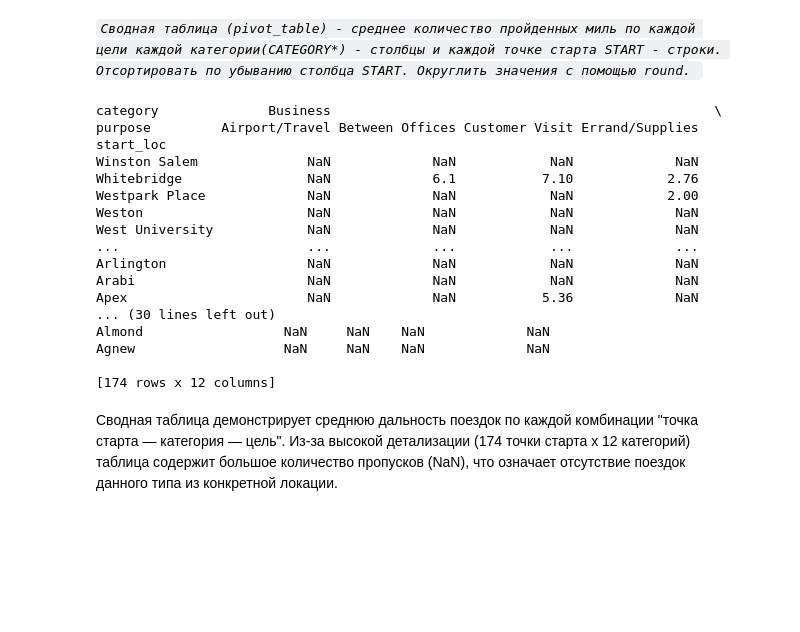
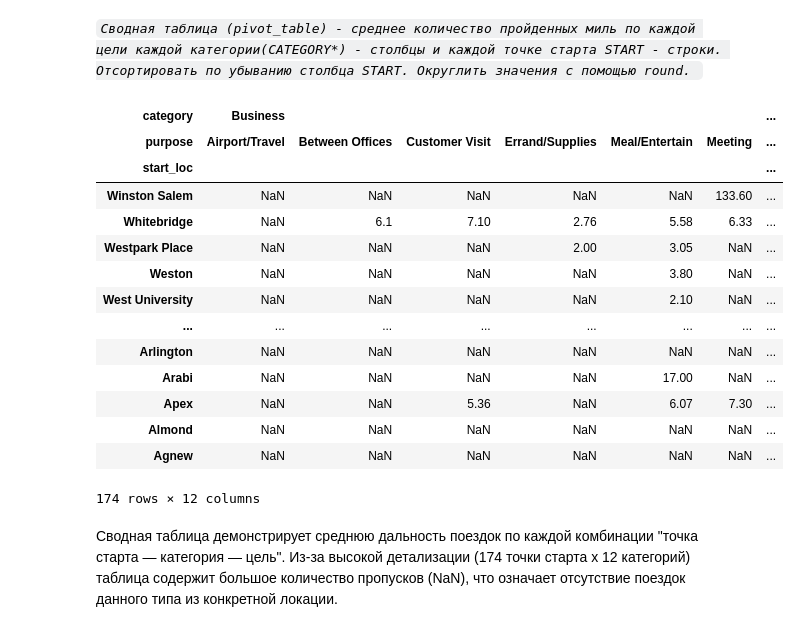
Before and after one commit to AlekseevaAnna1/data-analytics-labs, a Jupyter notebook: ЛР1_Алексеева_1.ipynb, the cells around one changed output. Drawn from its saved outputs; the diff is of its cells as text; code cells hidden in the pictures; blank space fills up the shorter version.

```diff
--- a/ЛР1_Алексеева_1.ipynb
+++ b/ЛР1_Алексеева_1.ipynb
@@ -170,7 +170,7 @@ dtype: int64
 - индексы исходного датафрейма станут новой колонкой с названием index ;
 - все строки получат обычные индексы, уже без пропусков.
 # %%
-df = df.drop_duplicates().reset_index(drop=True)
+df = df.reset_index(drop=True)
 # %% [markdown]
 ### 4. Проверка дубликатов
 # %% [markdown]
@@ -427,29 +427,27 @@ Errand/Supplies    4.14   110
 # %%
 pivot_df1 = df.pivot_table(
     index='start_loc',
     columns=['category','purpose'],
     values='miles',
     aggfunc='mean')
 pivot_df1 = pivot_df1.sort_index(ascending = False).round(2)
-print(pivot_df1)
+display(pivot_df1)
 # %% [output]
+| category | Business |  |  |  |  |  | ... |
+| purpose | Airport/Travel | Between Offices | Customer Visit | Errand/Supplies | Meal/Entertain | Meeting | ... |
+| start_loc |  |  |  |  |  |  | ... |
+| Winston Salem | NaN | NaN | NaN | NaN | NaN | 133.60 | ... |
+| Whitebridge | NaN | 6.1 | 7.10 | 2.76 | 5.58 | 6.33 | ... |
+| Westpark Place | NaN | NaN | NaN | 2.00 | 3.05 | NaN | ... |
+| Weston | NaN | NaN | NaN | NaN | 3.80 | NaN | ... |
+| West University | NaN | NaN | NaN | NaN | 2.10 | NaN | ... |
+| ... | ... | ... | ... | ... | ... | ... | ... |
+| Arlington | NaN | NaN | NaN | NaN | NaN | NaN | ... |
+| Arabi | NaN | NaN | NaN | NaN | 17.00 | NaN | ... |
+| Apex | NaN | NaN | 5.36 | NaN | 6.07 | 7.30 | ... |
+| Almond | NaN | NaN | NaN | NaN | NaN | NaN | ... |
+| Agnew | NaN | NaN | NaN | NaN | NaN | NaN | ... |
-category              Business                                                 \
-purpose         Airport/Travel Between Offices Customer Visit Errand/Supplies
-start_loc
-Winston Salem              NaN             NaN            NaN             NaN
-Whitebridge                NaN             6.1           7.10            2.76
-Westpark Place             NaN             NaN            NaN            2.00
-Weston                     NaN             NaN            NaN             NaN
-West University            NaN             NaN            NaN             NaN
-...                        ...             ...            ...             ...
-Arlington                  NaN             NaN            NaN             NaN
-Arabi                      NaN             NaN            NaN             NaN
-Apex                       NaN             NaN           5.36             NaN
-... (30 lines left out)
-Almond                  NaN     NaN    NaN             NaN
-Agnew                   NaN     NaN    NaN             NaN
-
-[174 rows x 12 columns]
+174 rows × 12 columns
 # %% [markdown]
 Сводная таблица демонстрирует среднюю дальность поездок по каждой комбинации "точка старта — категория — цель". Из-за высокой детализации (174 точки старта x 12 категорий) таблица содержит большое количество пропусков (NaN), что означает отсутствие поездок данного типа из конкретной локации.
 # %% [markdown]
```
Also changed, not shown: parts of 28 cells of this notebook, 1 other file.
